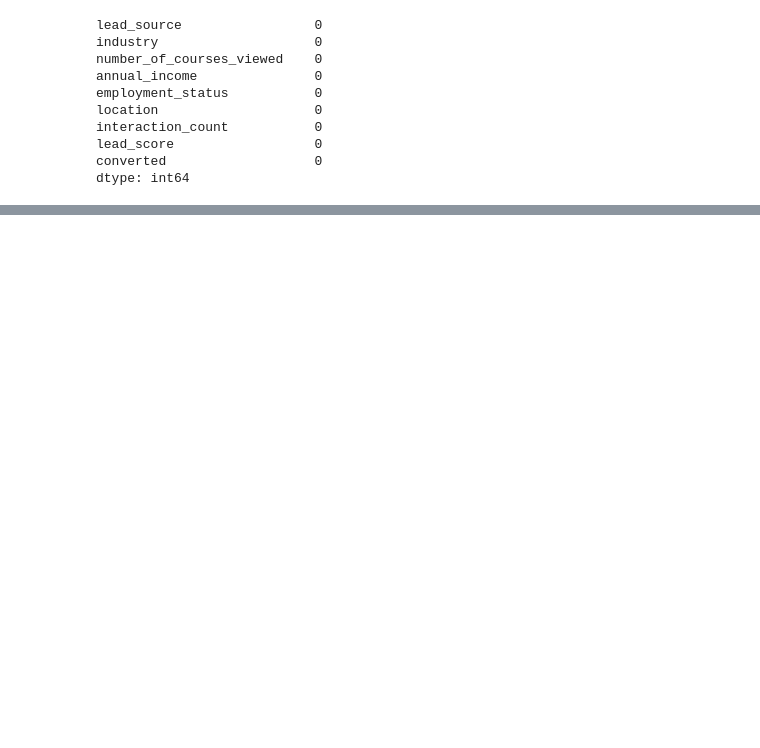
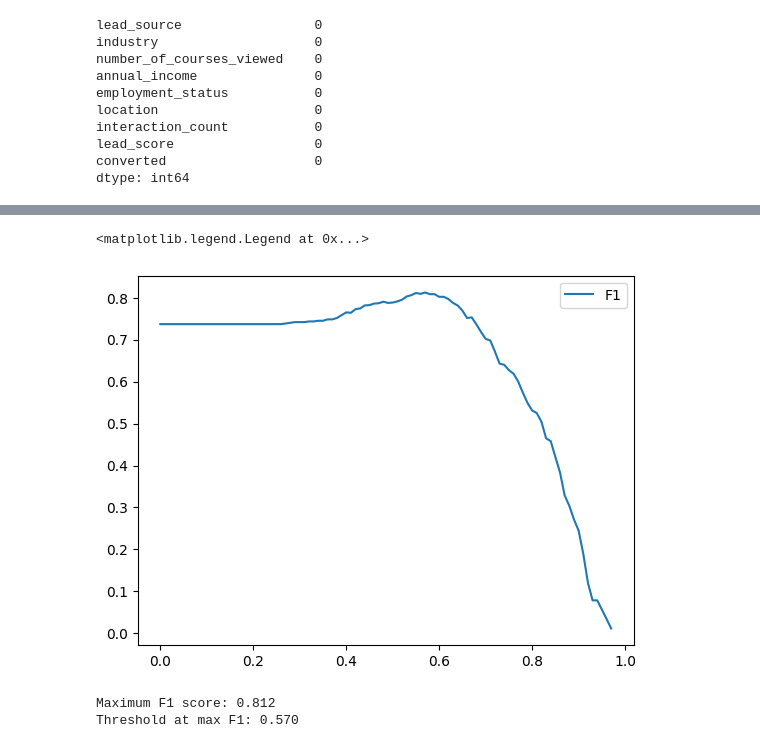
Before and after one commit to hudeyfajama/mlzoomcamp, a Jupyter notebook: hwk4.ipynb, the cells around one changed output, grey strips where cells are left out. Cells and saved outputs as stored; diff of their text form; code cells hidden in the pictures; blank space fills up the shorter version.

```diff
--- a/hwk4.ipynb
+++ b/hwk4.ipynb
@@ -102,2 +75,35 @@ Please also refer to the documentation for alternative solver options:
 # %%
+# Question 2
+
+# Extract target FIRST
+target = 'converted'
+y_train = df_train[target].values
+y_val = df_val[target].values
+y_test = df_test[target].values
+
+
+# Remove target from dataframes
+del df_train[target]
+del df_val[target]
+del df_test[target]
+
+# One-hot encode
+dv = DictVectorizer(sparse=False)
+
+train_dict = df_train.to_dict(orient='records')
+X_train = dv.fit_transform(train_dict)
+
+val_dict = df_val.to_dict(orient='records')
+X_val = dv.transform(val_dict)
+
+# train model
+model = LogisticRegression(solver='liblinear', C=1.0, max_iter=1000)
+model.fit(X_train, y_train)
+
+# predict
+y_pred = model.predict_proba(X_val)[:, 1]
+
+# auc
+auc = roc_auc_score(y_val, y_pred)
+round(auc,3)
 # %% [output]
@@ -117,0 +174,24 @@ array([0.        , 0.        , 0.        , 0.00769231, 0.00769231,
+# %%
+# Question 4
+
+df_scores['precision'] = df_scores.tp / (df_scores.tp + df_scores.fp)
+df_scores['recall'] = df_scores.tp / (df_scores.tp + df_scores.fn)
+
+
+df_scores['F1'] = 2 * ((df_scores['precision']*df_scores['recall'])/(df_scores['precision'] + df_scores['recall']))
+
+
+plt.plot(df_scores.threshold, df_scores['F1'], label='F1')
+plt.legend()
+# %% [output]
+<matplotlib.legend.Legend at 0x...>
+[figure, added]
+# %%
+  # Find the row with maximum F1 score
+  max_f1_row = df_scores.loc[df_scores['F1'].idxmax()]
+
+  print(f"Maximum F1 score: {max_f1_row['F1']:.3f}")
+  print(f"Threshold at max F1: {max_f1_row['threshold']:.3f}")
+# %% [output]
+Maximum F1 score: 0.812
+Threshold at max F1: 0.570
```
Also changed, not shown: parts of 5 cells of this notebook.
